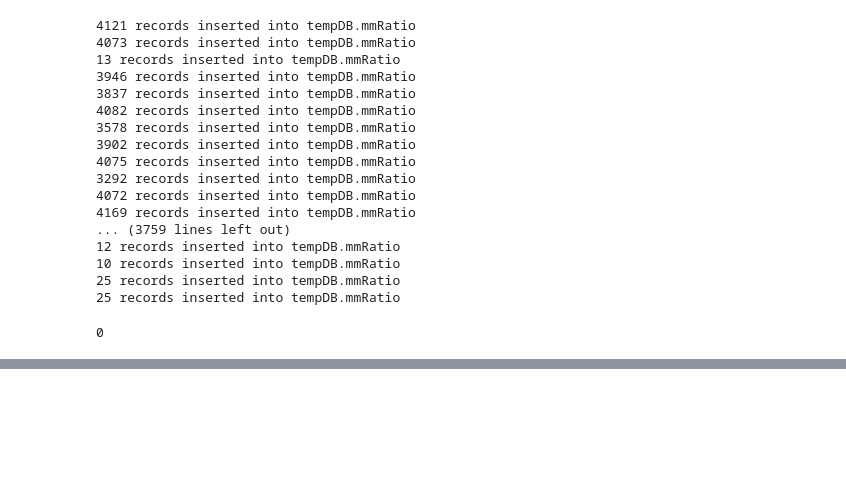
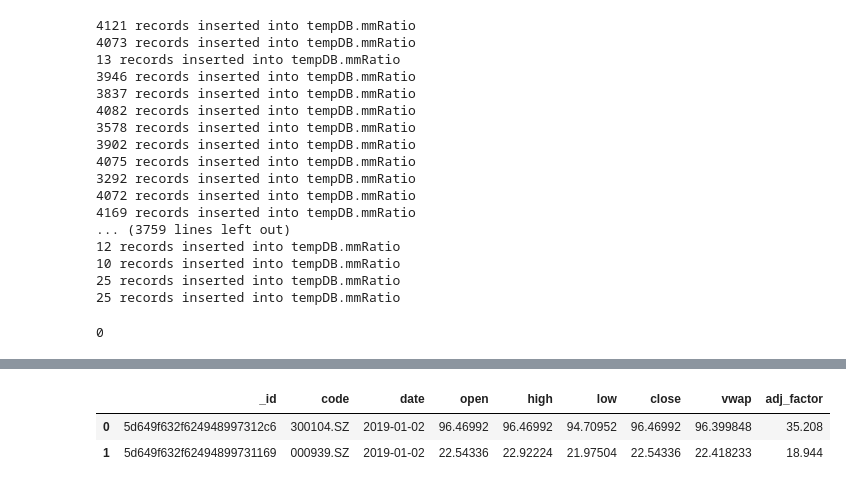
Before and after one commit to banksempire/FDM, a Jupyter notebook: FDM_test.ipynb, the cells around one changed output, grey strips where cells are left out. Saved outputs shown, nothing was run; the diff lists cells and outputs as text; code cells hidden in the pictures; blank space fills up the shorter version.

```diff
--- a/FDM_test.ipynb
+++ b/FDM_test.ipynb
@@ -134,0 +194,6 @@ indexes.head()
+# %%
+DataFrame(cdb.col.col.find({'code':{'$in':stocklist},'date':{'$lte':datetime(2019,1,2)}}).sort([('date',-1)]).limit(2))
+# %% [output]
+|  | _id | code | date | open | high | low | close | vwap | adj_factor |
+| 0 | 5d649f632f624948997312c6 | 300104.SZ | 2019-01-02 | 96.46992 | 96.46992 | 94.70952 | 96.46992 | 96.399848 | 35.208 |
+| 1 | 5d649f632f62494899731169 | 000939.SZ | 2019-01-02 | 22.54336 | 22.92224 | 21.97504 | 22.54336 | 22.418233 | 18.944 |
```
Also changed, not shown: parts of 6 cells of this notebook, 1 other file.
